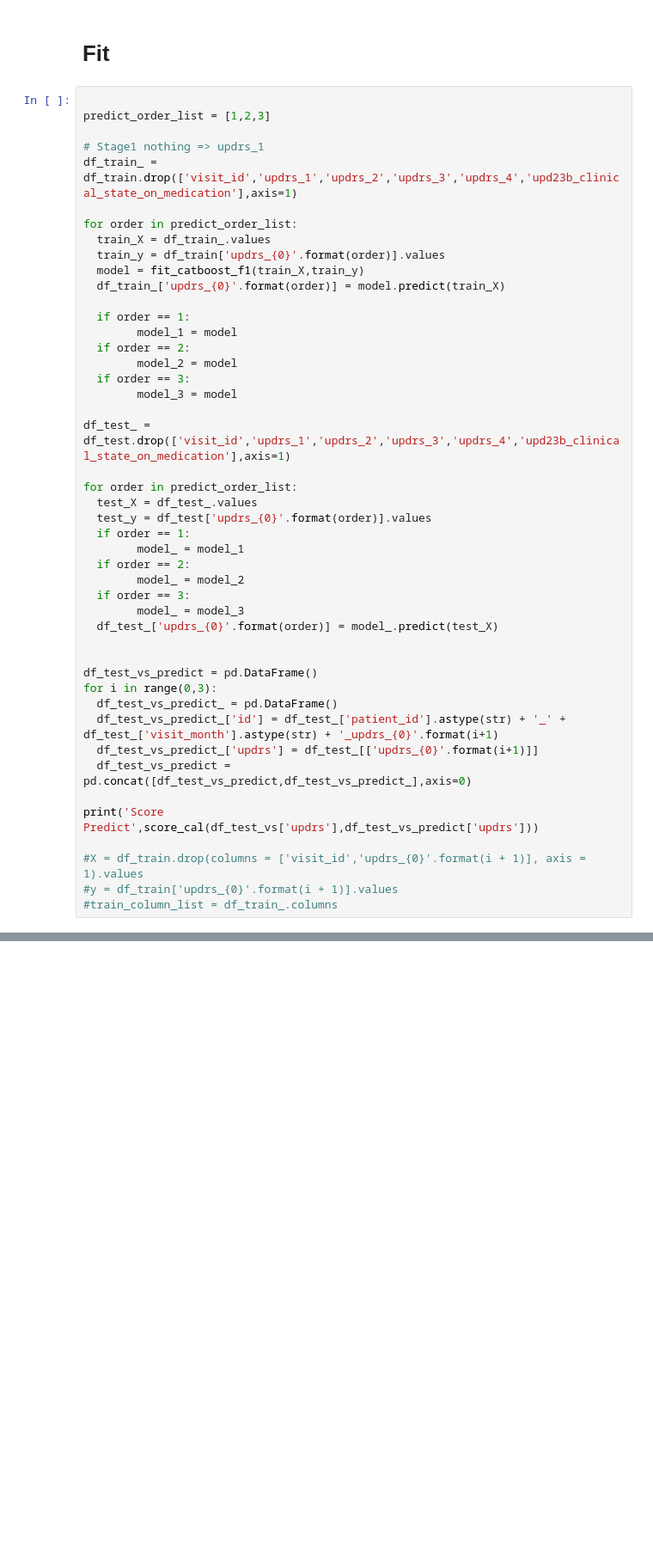
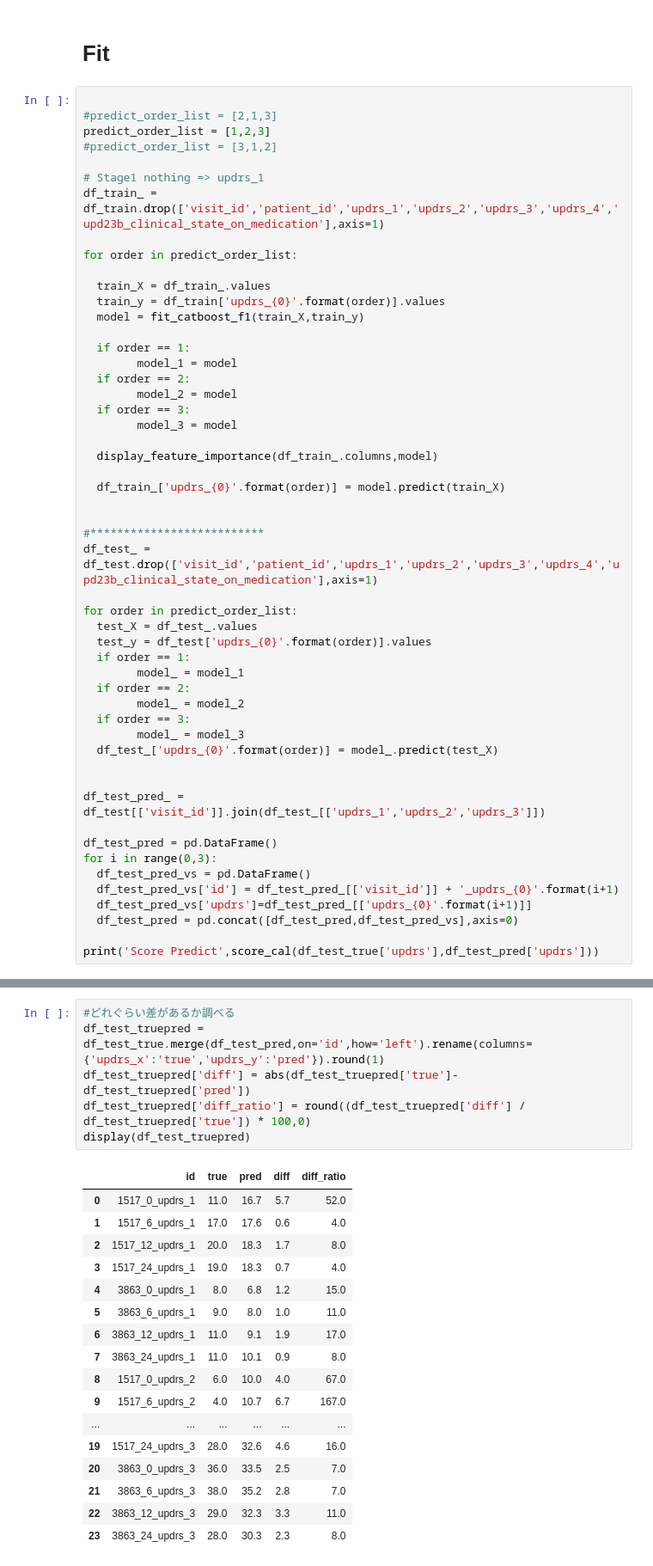
Before and after one commit to kunai-3txk/Compe_tonyobyo, a Jupyter notebook: AMP_fit.ipynb, the cells around one changed output, grey strips where cells are left out. Shown at 86% size. Drawn from its saved outputs; the diff is of its cells as text; blank space fills up the shorter version.

```diff
--- a/AMP_fit.ipynb
+++ b/AMP_fit.ipynb
@@ -150,16 +173,18 @@ for i in range(0,3):
 # Fit
 # %%
 
+#predict_order_list = [2,1,3]
 predict_order_list = [1,2,3]
+#predict_order_list = [3,1,2]
 
 # Stage1 nothing => updrs_1
-df_train_ = df_train.drop(['visit_id','updrs_1','updrs_2','updrs_3','updrs_4','upd23b_clinical_state_on_medication'],axis=1)
+df_train_ = df_train.drop(['visit_id','patient_id','updrs_1','updrs_2','updrs_3','updrs_4','upd23b_clinical_state_on_medication'],axis=1)
 
 for order in predict_order_list:
+
   train_X = df_train_.values
   train_y = df_train['updrs_{0}'.format(order)].values
   model = fit_catboost_f1(train_X,train_y)
-  df_train_['updrs_{0}'.format(order)] = model.predict(train_X)
 
   if order == 1:
         model_1 = model
@@ -168,7 +193,13 @@ for order in predict_order_list:
   if order == 3:
         model_3 = model
 
-df_test_ = df_test.drop(['visit_id','updrs_1','updrs_2','updrs_3','updrs_4','upd23b_clinical_state_on_medication'],axis=1)
+  display_feature_importance(df_train_.columns,model)
+
+  df_train_['updrs_{0}'.format(order)] = model.predict(train_X)
+
+
+#**************************
+df_test_ = df_test.drop(['visit_id','patient_id','updrs_1','updrs_2','updrs_3','updrs_4','upd23b_clinical_state_on_medication'],axis=1)
 
 for order in predict_order_list:
   test_X = df_test_.values
@@ -182,16 +213,14 @@ for order in predict_order_list:
   df_test_['updrs_{0}'.format(order)] = model_.predict(test_X)
 
 
-df_test_vs_predict = pd.DataFrame()
+df_test_pred_ = df_test[['visit_id']].join(df_test_[['updrs_1','updrs_2','updrs_3']])
+
+df_test_pred = pd.DataFrame()
 for i in range(0,3):
-  df_test_vs_predict_ = pd.DataFrame()
-  df_test_vs_predict_['id'] = df_test_['patient_id'].astype(str) + '_' + df_test_['visit_month'].astype(str) + '_updrs_{0}'.format(i+1)
-  df_test_vs_predict_['updrs'] = df_test_[['updrs_{0}'.format(i+1)]]
-  df_test_vs_predict = pd.concat([df_test_vs_predict,df_test_vs_predict_],axis=0)
+  df_test_pred_vs = pd.DataFrame()
+  df_test_pred_vs['id'] = df_test_pred_[['visit_id']] + '_updrs_{0}'.format(i+1)
+  df_test_pred_vs['updrs']=df_test_pred_[['updrs_{0}'.format(i+1)]]
+  df_test_pred = pd.concat([df_test_pred,df_test_pred_vs],axis=0)
 
-print('Score Predict',score_cal(df_test_vs['updrs'],df_test_vs_predict['updrs']))
-
-#X = df_train.drop(columns = ['visit_id','updrs_{0}'.format(i + 1)], axis = 1).values
-#y = df_train['updrs_{0}'.format(i + 1)].values
-#train_column_list = df_train_.columns
+print('Score Predict',score_cal(df_test_true['updrs'],df_test_pred['updrs']))
 # %% [output]
@@ -201,0 +282,24 @@ Score Predict 6.39380122962249
+# %%
+#どれぐらい差があるか調べる
+df_test_truepred = df_test_true.merge(df_test_pred,on='id',how='left').rename(columns={'updrs_x':'true','updrs_y':'pred'}).round(1)
+df_test_truepred['diff'] = abs(df_test_truepred['true']-df_test_truepred['pred'])
+df_test_truepred['diff_ratio'] = round((df_test_truepred['diff'] / df_test_truepred['true']) * 100,0)
+display(df_test_truepred)
+# %% [output]
+|  | id | true | pred | diff | diff_ratio |
+| 0 | 1517_0_updrs_1 | 11.0 | 16.7 | 5.7 | 52.0 |
+| 1 | 1517_6_updrs_1 | 17.0 | 17.6 | 0.6 | 4.0 |
+| 2 | 1517_12_updrs_1 | 20.0 | 18.3 | 1.7 | 8.0 |
+| 3 | 1517_24_updrs_1 | 19.0 | 18.3 | 0.7 | 4.0 |
+| 4 | 3863_0_updrs_1 | 8.0 | 6.8 | 1.2 | 15.0 |
+| 5 | 3863_6_updrs_1 | 9.0 | 8.0 | 1.0 | 11.0 |
+| 6 | 3863_12_updrs_1 | 11.0 | 9.1 | 1.9 | 17.0 |
+| 7 | 3863_24_updrs_1 | 11.0 | 10.1 | 0.9 | 8.0 |
+| 8 | 1517_0_updrs_2 | 6.0 | 10.0 | 4.0 | 67.0 |
+| 9 | 1517_6_updrs_2 | 4.0 | 10.7 | 6.7 | 167.0 |
+| ... | ... | ... | ... | ... | ... |
+| 19 | 1517_24_updrs_3 | 28.0 | 32.6 | 4.6 | 16.0 |
+| 20 | 3863_0_updrs_3 | 36.0 | 33.5 | 2.5 | 7.0 |
+| 21 | 3863_6_updrs_3 | 38.0 | 35.2 | 2.8 | 7.0 |
+| 22 | 3863_12_updrs_3 | 29.0 | 32.3 | 3.3 | 11.0 |
+| 23 | 3863_24_updrs_3 | 28.0 | 30.3 | 2.3 | 8.0 |
```
Also changed, not shown: parts of 10 cells of this notebook.
